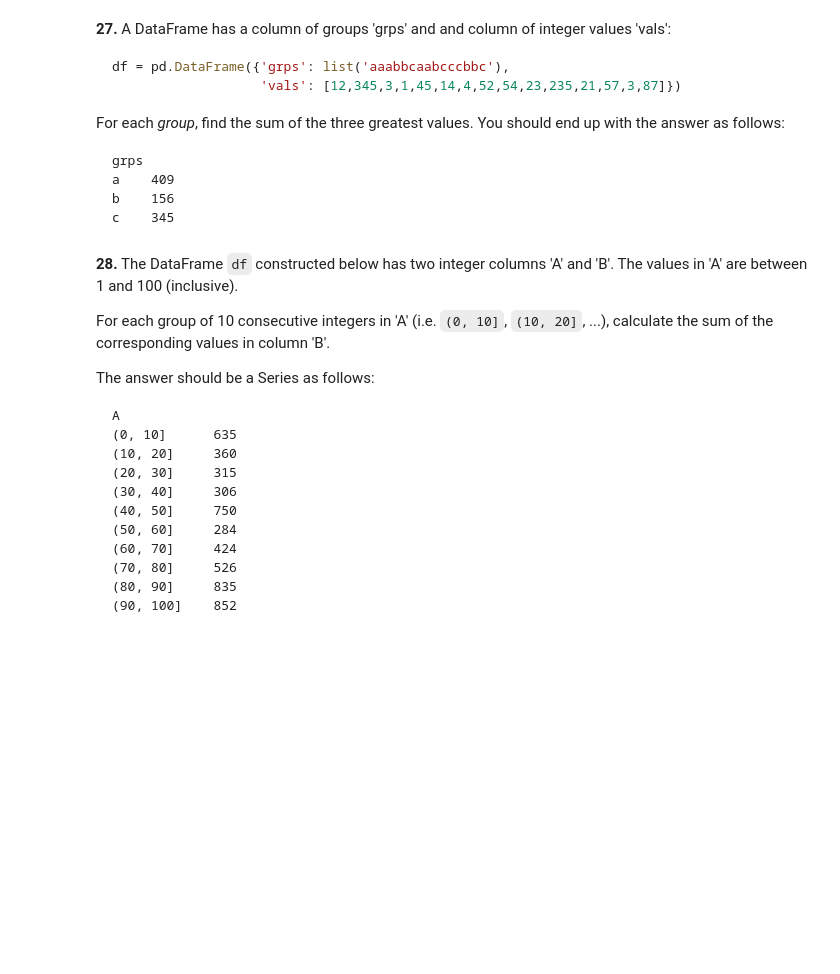
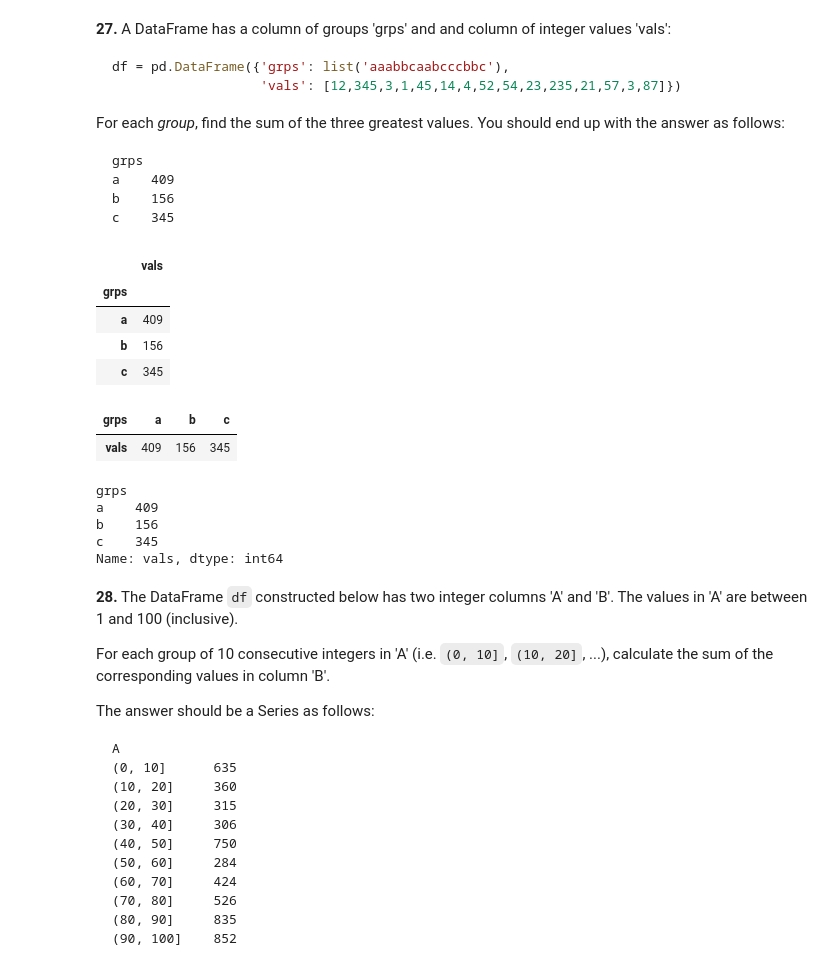
Before and after one commit to mirceachira/100-pandas-puzzles, a Jupyter notebook: 100-pandas-puzzles.ipynb, the cells around one changed output. Saved outputs shown, nothing was run; the diff lists cells and outputs as text; code cells hidden in the pictures; blank space fills up the shorter version.

```diff
--- a/100-pandas-puzzles.ipynb
+++ b/100-pandas-puzzles.ipynb
@@ -648,8 +662,29 @@ c    345
 # %%
 df = pd.DataFrame({'grps': list('aaabbcaabcccbbc'),
                    'vals': [12,345,3,1,45,14,4,52,54,23,235,21,57,3,87]})
 
-# write a solution to the question here
+df.sort_values(by=['grps', 'vals'], ascending=False).groupby('grps').head(3).groupby('grps').sum()
+# df[df['grps'] == 'a']
+# %% [output]
+|  | vals |
+| grps |  |
+| a | 409 |
+| b | 156 |
+| c | 345 |
+# %%
+df.sort_values(by=['grps', 'vals'], ascending=False).groupby('grps').head(3).groupby('grps').sum().T
+# %% [output]
+| grps | a | b | c |
+| vals | 409 | 156 | 345 |
+# %%
+# From solutions
+df.groupby('grps')['vals'].nlargest(3).sum(level=0)
+# %% [output]
+grps
+a    409
+b    156
+c    345
+Name: vals, dtype: int64
 # %% [markdown]
 **28.** The DataFrame `df` constructed below has two integer columns 'A' and 'B'. The values in 'A' are between 1 and 100 (inclusive).
 
```
Also changed, not shown: parts of 11 cells of this notebook.
